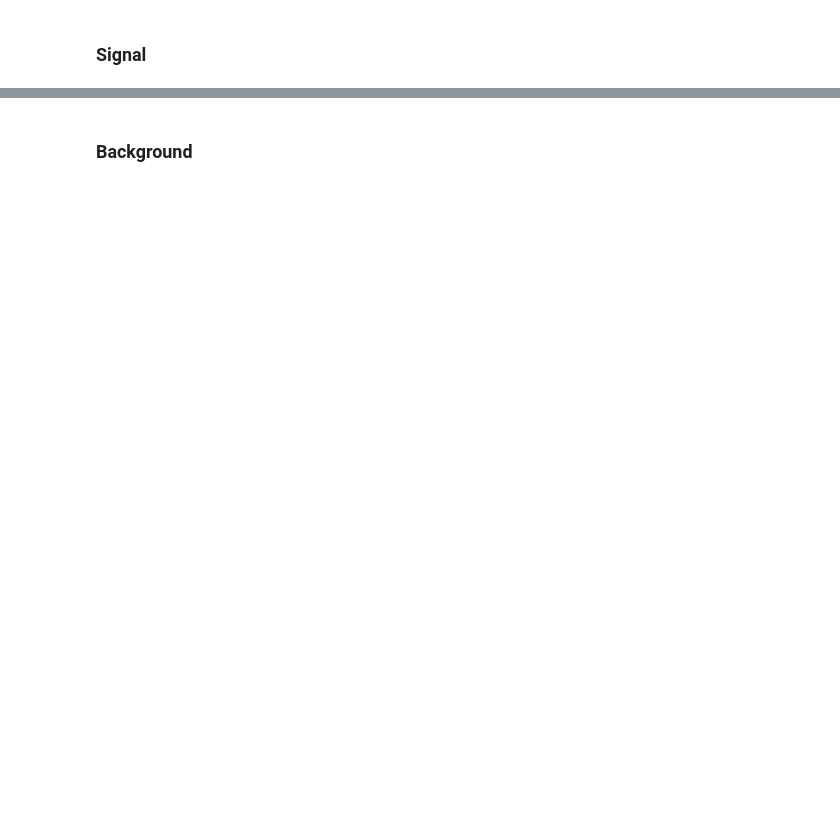
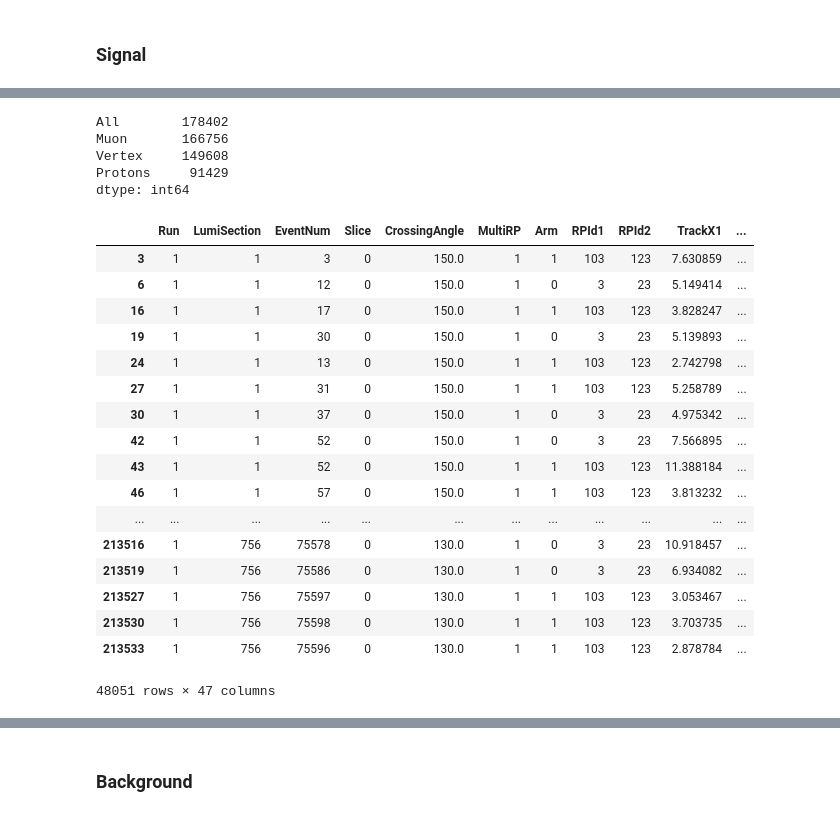
Before and after one commit to antoniovilela/pps-dilepton-analysis-notebook, a Jupyter notebook: DecisionTree-Training.ipynb, the cells around one changed output, grey strips where cells are left out. Cells and saved outputs as stored; diff of their text form; code cells hidden in the pictures; blank space fills up the shorter version.

```diff
--- a/DecisionTree-Training.ipynb
+++ b/DecisionTree-Training.ipynb
@@ -9,7 +29,18 @@ from joblib import dump, load
 # %%
+# get_data, process_data, fiducial_cuts, fiducial_cuts_all, aperture_parametrisation, check_aperture
+from processing import *
+
 #proton_selection = "SingleRP"
 proton_selection = "MultiRP"
+
+run_tables = False
+
+run_random_experiments = False
 
 train_model = True
 run_grid_search = True
 save_model = True
+
+model_path = ""
+if not train_model:
+    model_path = "model/"
@@ -148,0 +49,29 @@ df_signal[:20]
+# %%
+label = "Elastic"
+
+fileNames_signal = [
+    'output/output-MC2017-Elastic-Non3+3-PreSel.h5',
+    #'output/output-MC2017-SingleDissociation-Non3+3-PreSel.h5'
+]
+
+import time
+print( time.strftime("%Y/%m/%d %H:%M:%S", time.localtime() ) )
+time_s_ = time.time()
+
+df_counts_signal, df_signal = 2 * [None]
+
+if run_tables:
+    with pd.HDFStore( "reduced-data-store-{}.h5".format( label ), complevel=5 ) as store_:
+
+        df_counts_signal_, df_signal_ = get_data( fileNames_signal )
+        df_signal_ = process_data( df_signal_, proton_selection, min_mass = 110. )
+
+        store_[ "counts" ] = df_counts_signal_
+        store_[ "df"] = df_signal_
+
+with pd.HDFStore( "reduced-data-store-{}.h5".format( label ), 'r' ) as store_:
+    df_counts_signal = store_[ "counts" ]
+    df_signal = store_[ "df"]
+
+time_e_ = time.time()
+print ( "Total time elapsed: {:.0f}".format( time_e_ - time_s_ ) )
@@ -148,0 +81,29 @@ df_signal[:20]
+# %%
+df_counts_signal
+# %% [output]
+All        178402
+Muon       166756
+Vertex     149608
+Protons     91429
+dtype: int64
+# %%
+df_signal
+# %% [output]
+|  | Run | LumiSection | EventNum | Slice | CrossingAngle | MultiRP | Arm | RPId1 | RPId2 | TrackX1 | ... |
+| 3 | 1 | 1 | 3 | 0 | 150.0 | 1 | 1 | 103 | 123 | 7.630859 | ... |
+| 6 | 1 | 1 | 12 | 0 | 150.0 | 1 | 0 | 3 | 23 | 5.149414 | ... |
+| 16 | 1 | 1 | 17 | 0 | 150.0 | 1 | 1 | 103 | 123 | 3.828247 | ... |
+| 19 | 1 | 1 | 30 | 0 | 150.0 | 1 | 0 | 3 | 23 | 5.139893 | ... |
+| 24 | 1 | 1 | 13 | 0 | 150.0 | 1 | 1 | 103 | 123 | 2.742798 | ... |
+| 27 | 1 | 1 | 31 | 0 | 150.0 | 1 | 1 | 103 | 123 | 5.258789 | ... |
+| 30 | 1 | 1 | 37 | 0 | 150.0 | 1 | 0 | 3 | 23 | 4.975342 | ... |
+| 42 | 1 | 1 | 52 | 0 | 150.0 | 1 | 0 | 3 | 23 | 7.566895 | ... |
+| 43 | 1 | 1 | 52 | 0 | 150.0 | 1 | 1 | 103 | 123 | 11.388184 | ... |
+| 46 | 1 | 1 | 57 | 0 | 150.0 | 1 | 1 | 103 | 123 | 3.813232 | ... |
+| ... | ... | ... | ... | ... | ... | ... | ... | ... | ... | ... | ... |
+| 213516 | 1 | 756 | 75578 | 0 | 130.0 | 1 | 0 | 3 | 23 | 10.918457 | ... |
+| 213519 | 1 | 756 | 75586 | 0 | 130.0 | 1 | 0 | 3 | 23 | 6.934082 | ... |
+| 213527 | 1 | 756 | 75597 | 0 | 130.0 | 1 | 1 | 103 | 123 | 3.053467 | ... |
+| 213530 | 1 | 756 | 75598 | 0 | 130.0 | 1 | 1 | 103 | 123 | 3.703735 | ... |
+| 213533 | 1 | 756 | 75596 | 0 | 130.0 | 1 | 1 | 103 | 123 | 2.878784 | ... |
+48051 rows × 47 columns
```
Also changed, not shown: parts of 42 cells of this notebook, 38 other files.
